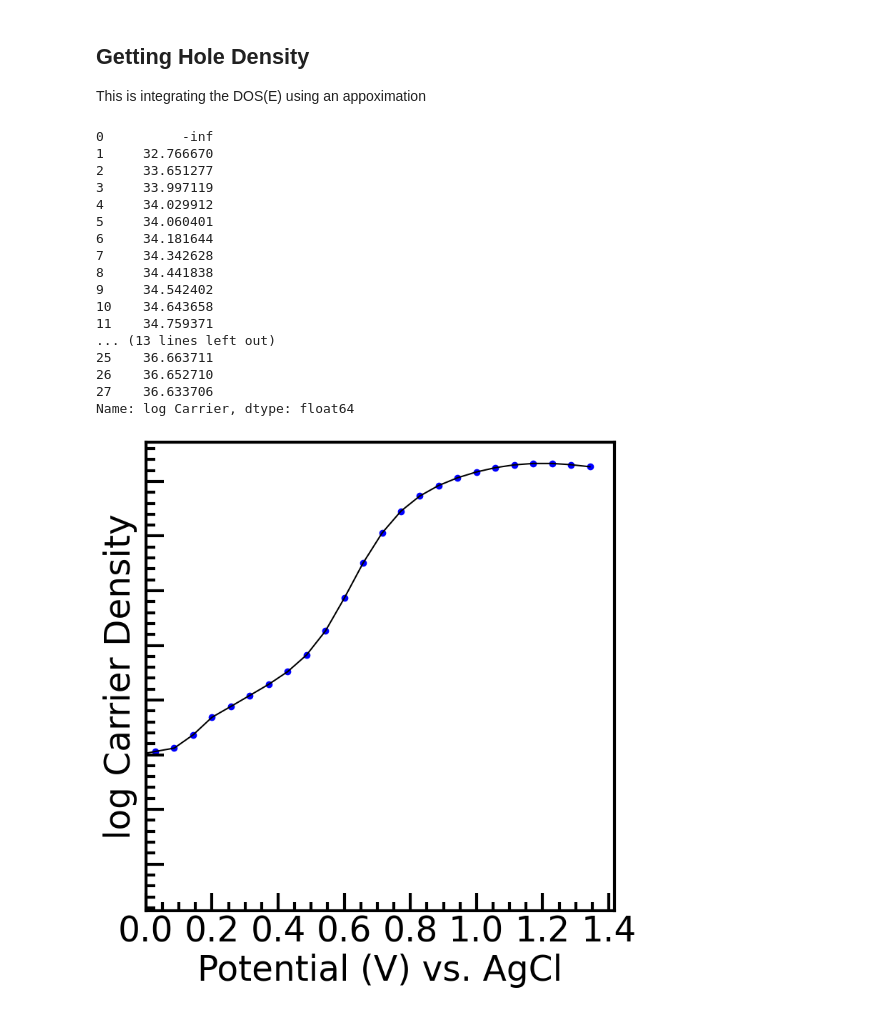
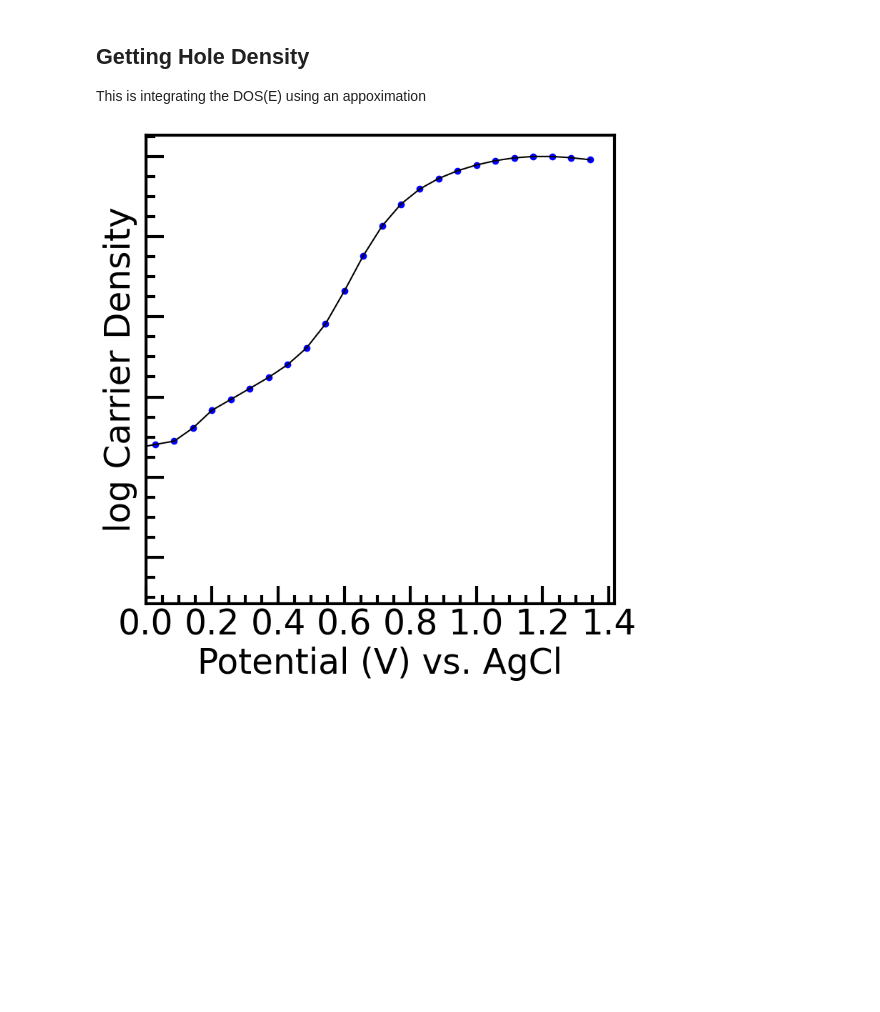
Before and after one commit to spenceryeager/electrochemistryPlotting, a Jupyter notebook: notebooks/optical_mobility.ipynb, the cells around one changed output. Drawn from its saved outputs; the diff is of its cells as text; code cells hidden in the pictures; blank space fills up the shorter version.

```diff
--- a/notebooks/optical_mobility.ipynb
+++ b/notebooks/optical_mobility.ipynb
@@ -255,48 +273,30 @@ cap_df['log Carrier'] = log_carrier
 # %%
 fontsize = 35
 mpl.rcParams.update({'font.size': fontsize, 'figure.autolayout': True})
 fig, ax = plt.subplots(figsize=(8,8), tight_layout=True)
 plt.rc('font', size=12)
 
-dos = cap_df['DOS (arb. units)'] / 10**34
 
-print(cap_df['log Carrier'])
-ax.scatter(cap_df['Potential (V)'], cap_df['log Carrier'], color='blue')
-ax.plot(cap_df['Potential (V)'], cap_df['log Carrier'], color='black')
+max_val = max(cap_df['log Carrier'])
+ax.scatter(cap_df['Potential (V)'], cap_df['log Carrier']/max_val, color='blue')
+ax.plot(cap_df['Potential (V)'], cap_df['log Carrier']/max_val, color='black')
 
 # ax.legend(frameon=False, fontsize=25)
 
 ax.set_xlabel("Potential (V) vs. AgCl")
 ax.set_ylabel("log Carrier Density")
 
 ax.set_yticklabels([])
 ax.set_xlim(0)
 ax.xaxis.labelpad = 5
 ax.yaxis.labelpad = 5
 ax.tick_params(axis = 'both', direction='in', which='major', length=18, width=3)
 ax.tick_params(axis = 'both', direction='in', which='minor', length=9, width=3)
 ax.minorticks_on()
 
 for axis in ['top','bottom','left','right']:
     ax.spines[axis].set_linewidth(3)
 
 ax.set_box_aspect(1)
 # %% [output]
-0          -inf
-1     32.766670
-2     33.651277
-3     33.997119
-4     34.029912
-5     34.060401
-6     34.181644
-7     34.342628
-8     34.441838
-9     34.542402
-10    34.643658
-11    34.759371
-... (13 lines left out)
-25    36.663711
-26    36.652710
-27    36.633706
-Name: log Carrier, dtype: float64
-[figure, old version]
+[figure, new version]
```
Also changed, not shown: parts of 5 cells of this notebook.
